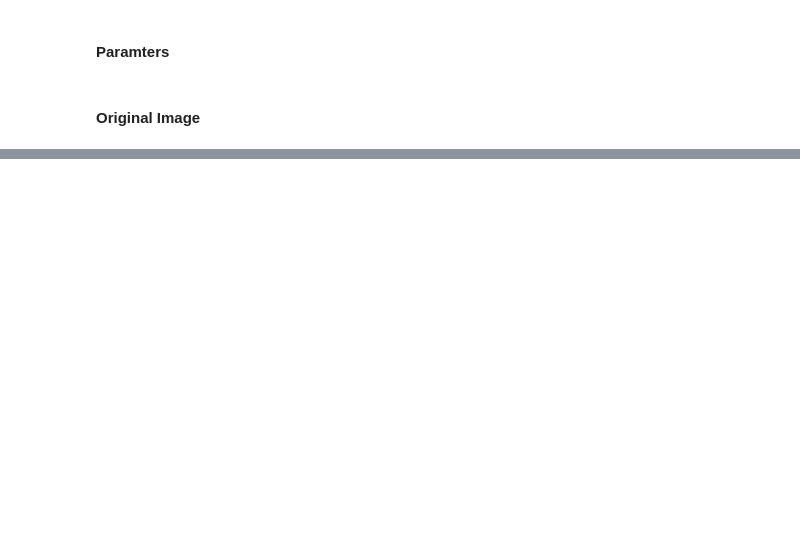
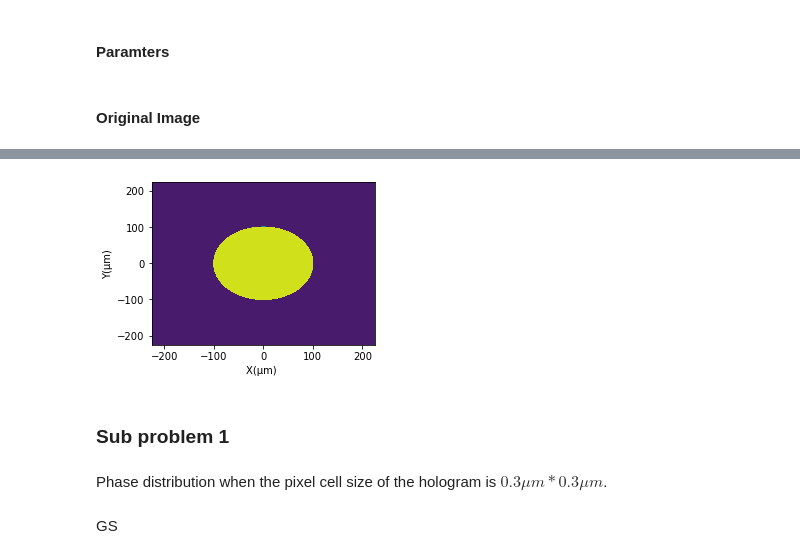
Before and after one commit to yesunhuang/Optics_Toolbox_In_Python, a Jupyter notebook: notebooks/GSAlgorithm.ipynb, the cells around one changed output, grey strips where cells are left out. Saved outputs shown, nothing was run; the diff lists cells and outputs as text; code cells hidden in the pictures; blank space fills up the shorter version.

```diff
--- a/notebooks/GSAlgorithm.ipynb
+++ b/notebooks/GSAlgorithm.ipynb
@@ -187,0 +81,12 @@ hp.displace_2d(hp.intensity(Ui),labels,range)
+# %%
+shape=PatternGenerator(N_size,xyInterval,pattern='circle')
+# %%
+hologramShape=shape.generate([hologramRadius])
+# %%
+hp.displace_2d(hp.intensity(hologramShape),labels,range);
+# %% [output]
+[figure, added]
+# %% [markdown]
+### Sub problem 1
+# %% [markdown]
+Phase distribution when the pixel cell size of the hologram is $0.3\mu m *0.3\mu m$.
@@ -187,0 +98,2 @@ hp.displace_2d(hp.intensity(Ui),labels,range)
+# %% [markdown]
+GS
```
Also changed, not shown: parts of 72 cells of this notebook, 2 other files.
